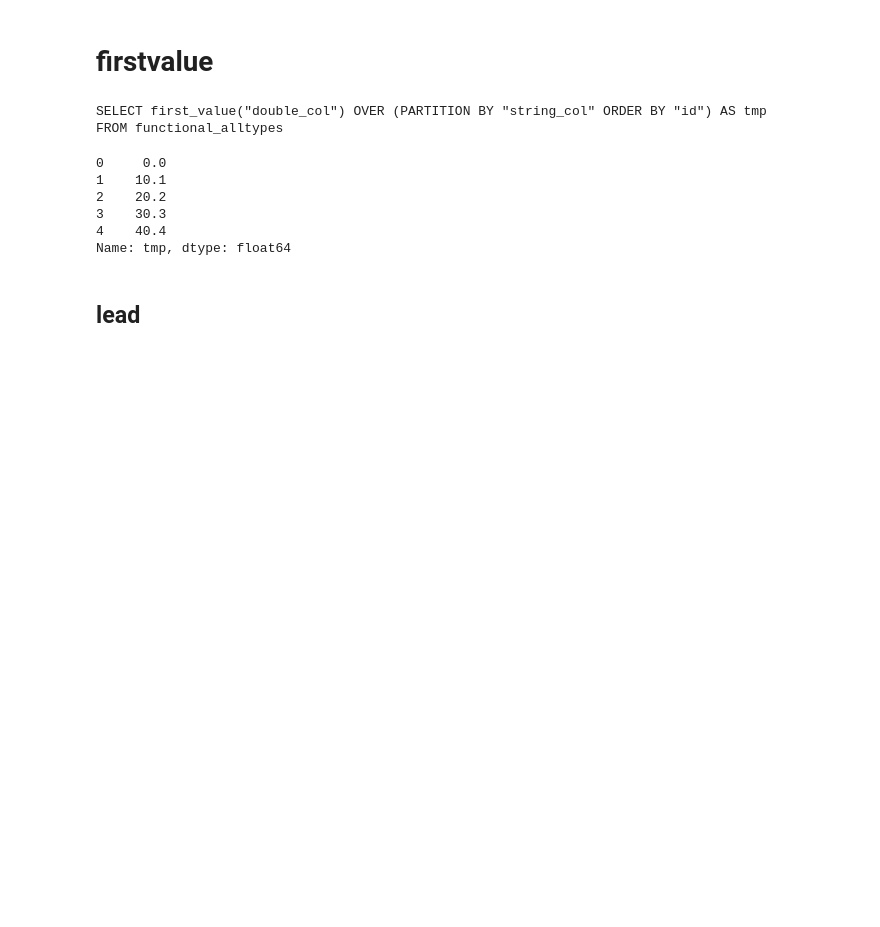
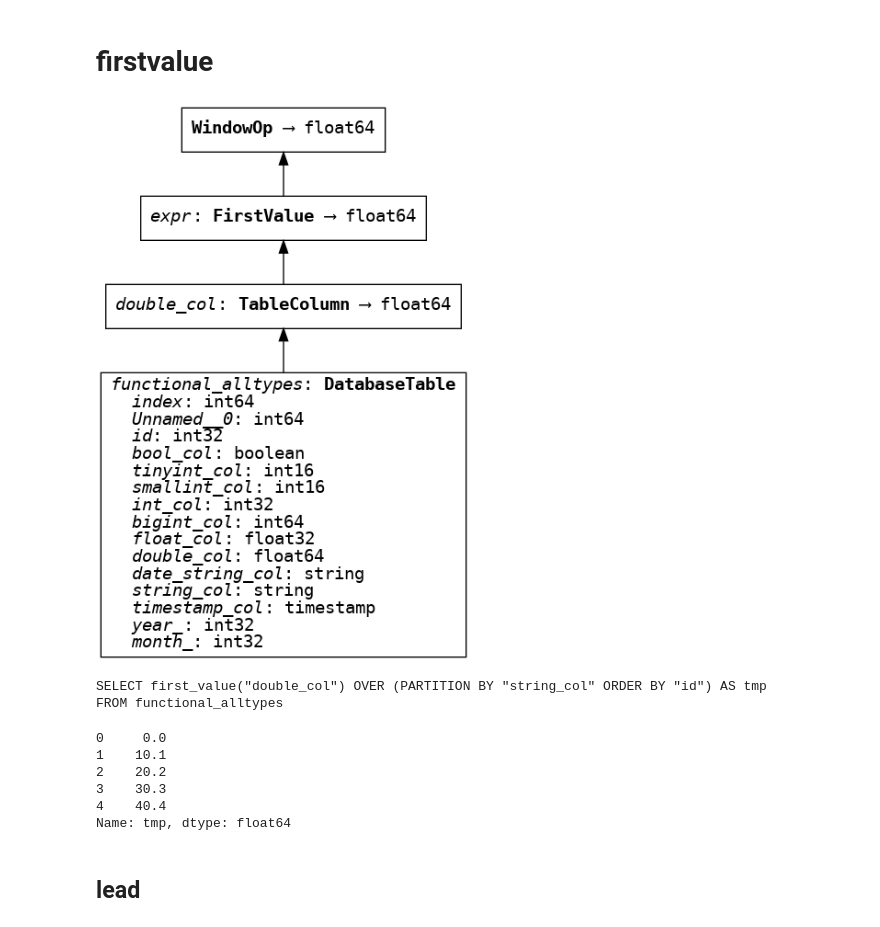
Before and after one commit to xmnlab/ivan-sandbox, a Jupyter notebook: ibis/IbisWindowOps.ipynb, the cells around one changed output. Drawn from its saved outputs; the diff is of its cells as text; code cells hidden in the pictures; blank space fills up the shorter version.

```diff
--- a/ibis/IbisWindowOps.ipynb
+++ b/ibis/IbisWindowOps.ipynb
@@ -62,9 +64,11 @@ Name: tmp, dtype: float64
 # firstvalue
 # %%
 expr = t.double_col.first().over(win)
+display(expr)
 print(expr.compile())
 expr.execute().head(5)
 # %% [output]
+[figure, added]
 SELECT first_value("double_col") OVER (PARTITION BY "string_col" ORDER BY "id") AS tmp
 FROM functional_alltypes
 0     0.0
```
Also changed, not shown: parts of 7 cells of this notebook.
